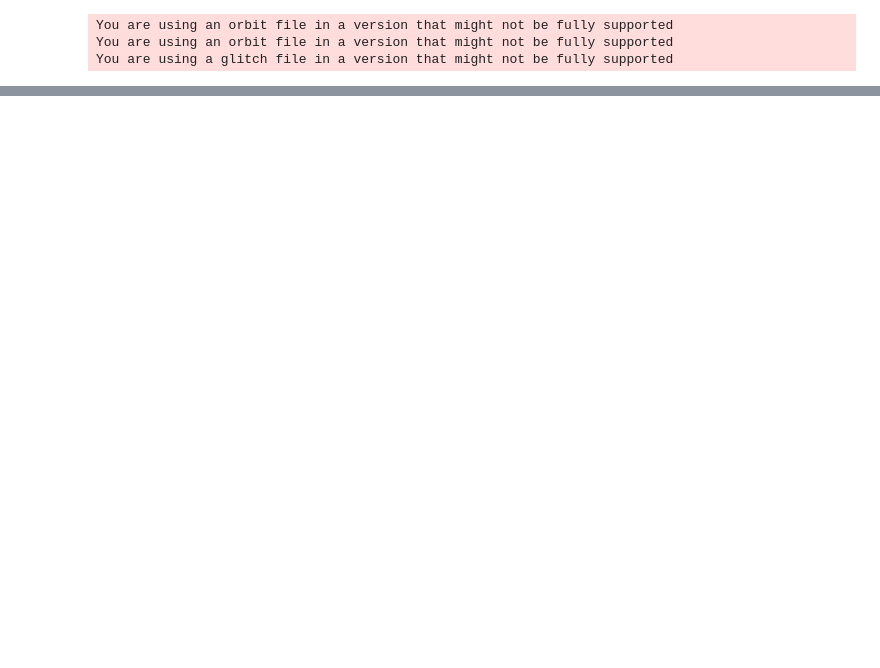
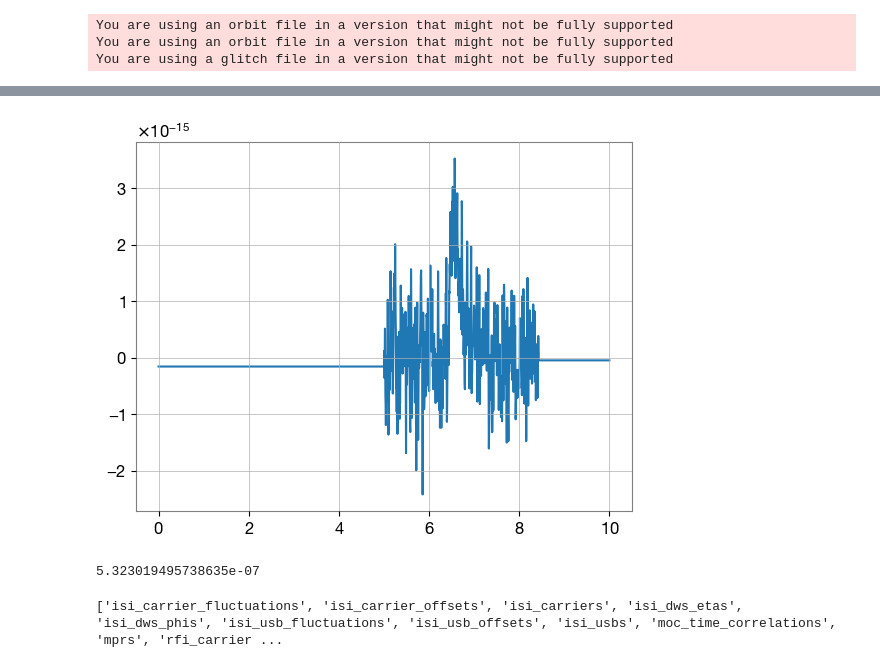
Before and after one commit to AryamannRao/LISAGlitchSignalClassifier, a Jupyter notebook: src/notebooks/glitch_testing.ipynb, the cells around one changed output, grey strips where cells are left out. Cells and saved outputs as stored; diff of their text form; code cells hidden in the pictures; blank space fills up the shorter version.

```diff
--- a/src/notebooks/glitch_testing.ipynb
+++ b/src/notebooks/glitch_testing.ipynb
@@ -98,0 +102,11 @@ plt.show()
+# %%
+path = str(DIST / 'lpf-glitch-library.h5')
+glitch = LPFLibraryGlitch(path=path, inj_point='tm_12', t_inj=5*3600)
+# %%
+t = np.arange(0, 10*3600, 0.25)
+y = glitch.compute_signal(t)
+
+plt.plot(t/3600, y)
+plt.show()
+# %% [output]
+[figure, added]
@@ -98,0 +115,16 @@ plt.show()
+# %%
+glitch_model = ShapeletGlitch(level=glitches[0]['level'], beta=glitches[0]['beta'], t_inj=5*3600, inj_point=glitches[0]['inj_point'])
+t = np.arange(0, 10*3600, 0.25)
+y2 = glitch_model.compute_signal(t)
+
+y = np.array(h5['tmi_carrier_fluctuations']['12'])
+np.max(y2)/np.max(-y)
+#plt.plot(t/3600, y2)
+#plt.show()
+# %% [output]
+5.323019495738635e-07
+# %%
+with h5py.File(DIST/ 'default_simulation_output.h5', "r") as f:
+    print(list(f.keys()))
+# %% [output]
+['isi_carrier_fluctuations', 'isi_carrier_offsets', 'isi_carriers', 'isi_dws_etas', 'isi_dws_phis', 'isi_usb_fluctuations', 'isi_usb_offsets', 'isi_usbs', 'moc_time_correlations', 'mprs', 'rfi_carrier ...
```
Also changed, not shown: parts of 9 cells of this notebook, 16 other files.
